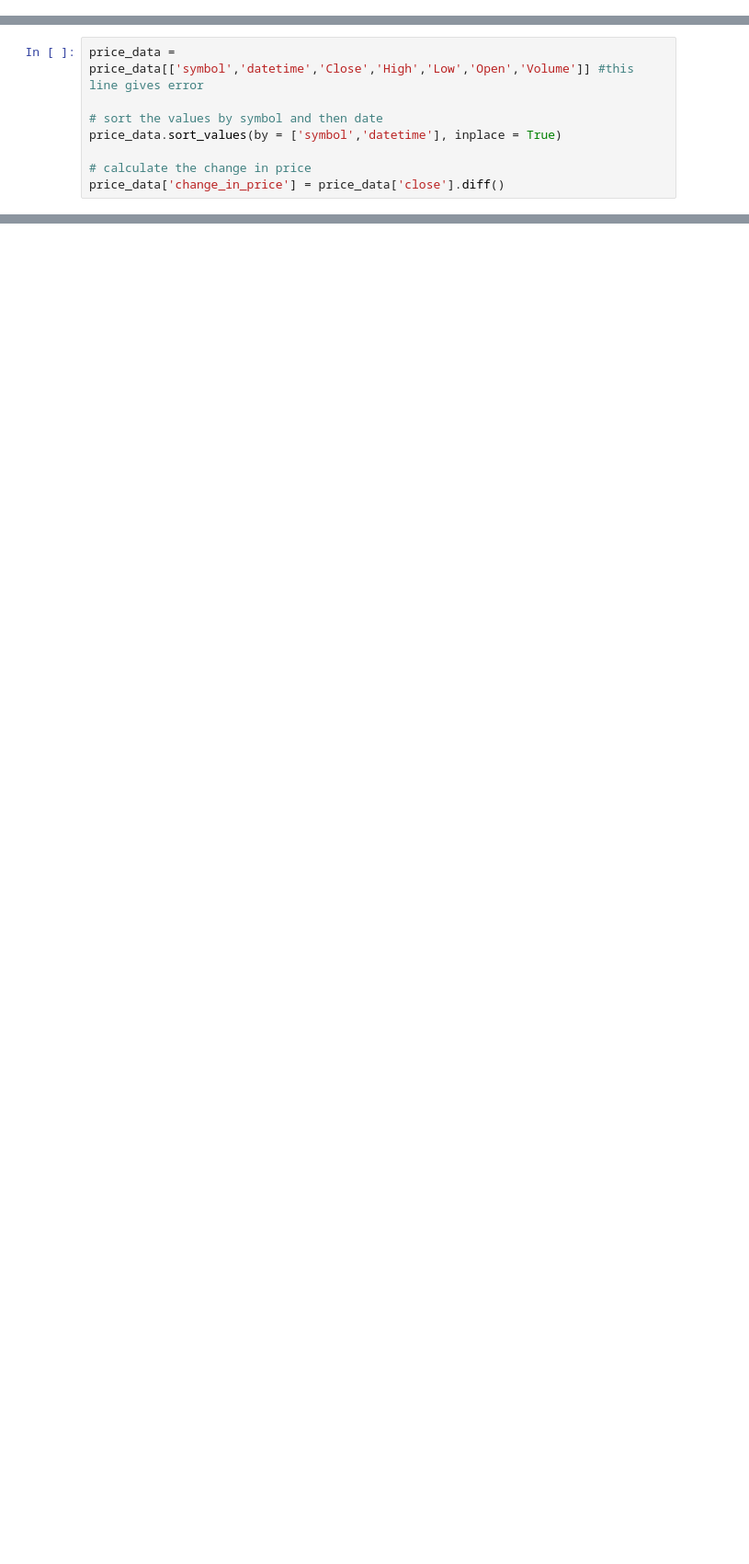
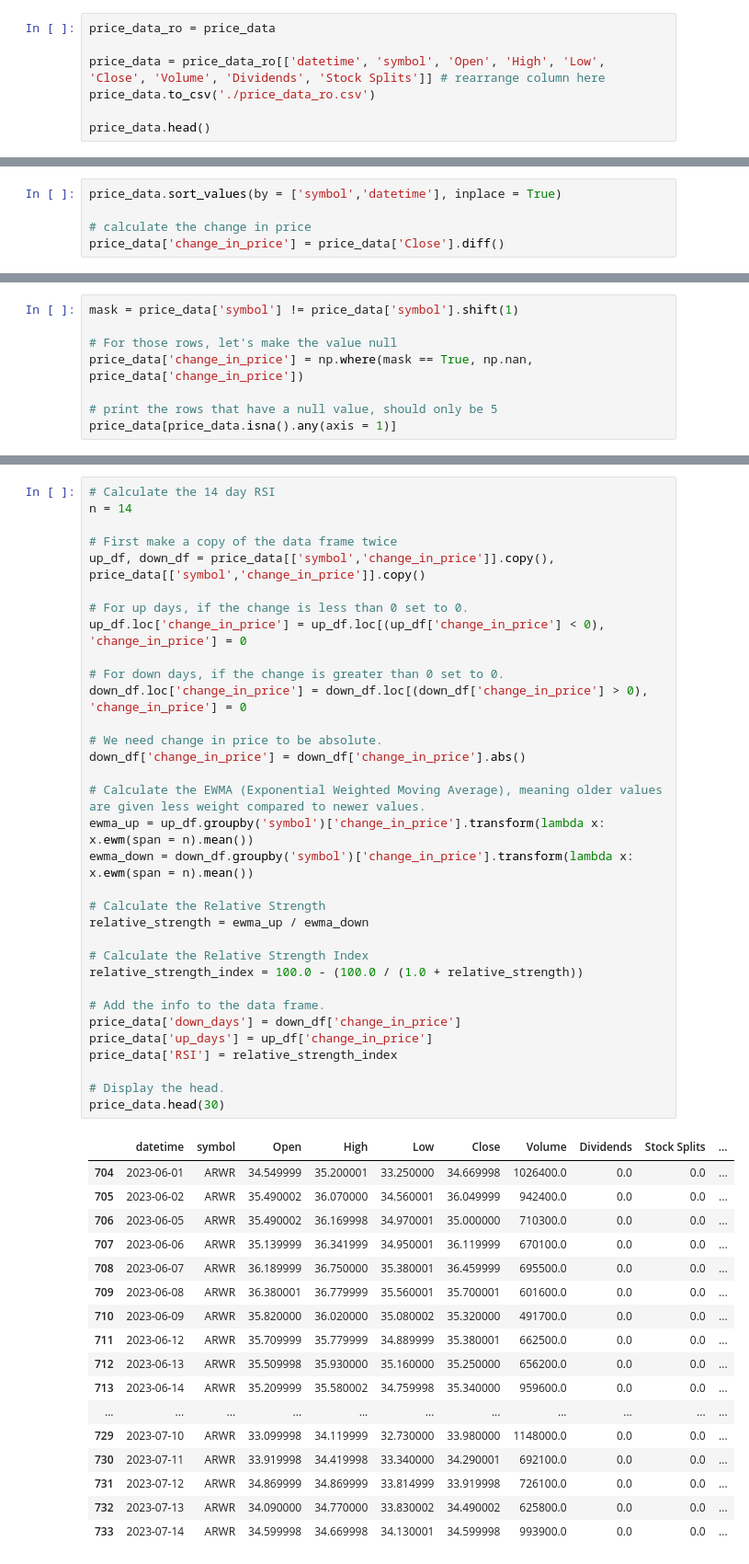
Before and after one commit to Surajshegukar/Risk-Controlled-Algorithmic-Trading-Using-Machine-Learning, a Jupyter notebook: notebooks/model.ipynb, the cells around one changed output, grey strips where cells are left out. Shown at 92% size. Saved outputs shown, nothing was run; the diff lists cells and outputs as text; blank space fills up the shorter version.

```diff
--- a/notebooks/model.ipynb
+++ b/notebooks/model.ipynb
@@ -60,2 +60,9 @@ price_data.head()
 | 3 | 135.887284 | 137.278701 | 135.426762 | 136.533997 | 9329500.0 | 0.0 | 0.0 | JPM | 2023-06-06 |
 | 4 | 136.739784 | 138.425149 | 136.034282 | 137.856827 | 9281400.0 | 0.0 | 0.0 | JPM | 2023-06-07 |
+# %%
+price_data_ro = price_data
+
+price_data = price_data_ro[['datetime', 'symbol', 'Open', 'High', 'Low', 'Close', 'Volume', 'Dividends', 'Stock Splits']] # rearrange column here
+price_data.to_csv('./price_data_ro.csv')
+
+price_data.head()
@@ -62,8 +76,5 @@ price_data.head()
 # %%
-price_data = price_data[['symbol','datetime','Close','High','Low','Open','Volume']] #this line gives error
-
-# sort the values by symbol and then date
 price_data.sort_values(by = ['symbol','datetime'], inplace = True)
 
 # calculate the change in price
-price_data['change_in_price'] = price_data['close'].diff()
+price_data['change_in_price'] = price_data['Close'].diff()
@@ -71,0 +90,8 @@ KeyError: "['datetime', 'Close', 'High', 'Low', 'Open', 'Volume'] not in index"
+# %%
+mask = price_data['symbol'] != price_data['symbol'].shift(1)
+
+# For those rows, let's make the value null
+price_data['change_in_price'] = np.where(mask == True, np.nan, price_data['change_in_price'])
+
+# print the rows that have a null value, should only be 5
+price_data[price_data.isna().any(axis = 1)]
@@ -71,0 +156,51 @@ KeyError: "['datetime', 'Close', 'High', 'Low', 'Open', 'Volume'] not in index"
+# %%
+# Calculate the 14 day RSI
+n = 14
+
+# First make a copy of the data frame twice
+up_df, down_df = price_data[['symbol','change_in_price']].copy(), price_data[['symbol','change_in_price']].copy()
+
+# For up days, if the change is less than 0 set to 0.
+up_df.loc['change_in_price'] = up_df.loc[(up_df['change_in_price'] < 0), 'change_in_price'] = 0
+
+# For down days, if the change is greater than 0 set to 0.
+down_df.loc['change_in_price'] = down_df.loc[(down_df['change_in_price'] > 0), 'change_in_price'] = 0
+
+# We need change in price to be absolute.
+down_df['change_in_price'] = down_df['change_in_price'].abs()
+
+# Calculate the EWMA (Exponential Weighted Moving Average), meaning older values are given less weight compared to newer values.
+ewma_up = up_df.groupby('symbol')['change_in_price'].transform(lambda x: x.ewm(span = n).mean())
+ewma_down = down_df.groupby('symbol')['change_in_price'].transform(lambda x: x.ewm(span = n).mean())
+
+# Calculate the Relative Strength
+relative_strength = ewma_up / ewma_down
+
+# Calculate the Relative Strength Index
+relative_strength_index = 100.0 - (100.0 / (1.0 + relative_strength))
+
+# Add the info to the data frame.
+price_data['down_days'] = down_df['change_in_price']
+price_data['up_days'] = up_df['change_in_price']
+price_data['RSI'] = relative_strength_index
+
+# Display the head.
+price_data.head(30)
+# %% [output]
+|  | datetime | symbol | Open | High | Low | Close | Volume | Dividends | Stock Splits | ... |
+| 704 | 2023-06-01 | ARWR | 34.549999 | 35.200001 | 33.250000 | 34.669998 | 1026400.0 | 0.0 | 0.0 | ... |
+| 705 | 2023-06-02 | ARWR | 35.490002 | 36.070000 | 34.560001 | 36.049999 | 942400.0 | 0.0 | 0.0 | ... |
+| 706 | 2023-06-05 | ARWR | 35.490002 | 36.169998 | 34.970001 | 35.000000 | 710300.0 | 0.0 | 0.0 | ... |
+| 707 | 2023-06-06 | ARWR | 35.139999 | 36.341999 | 34.950001 | 36.119999 | 670100.0 | 0.0 | 0.0 | ... |
+| 708 | 2023-06-07 | ARWR | 36.189999 | 36.750000 | 35.380001 | 36.459999 | 695500.0 | 0.0 | 0.0 | ... |
+| 709 | 2023-06-08 | ARWR | 36.380001 | 36.779999 | 35.560001 | 35.700001 | 601600.0 | 0.0 | 0.0 | ... |
+| 710 | 2023-06-09 | ARWR | 35.820000 | 36.020000 | 35.080002 | 35.320000 | 491700.0 | 0.0 | 0.0 | ... |
+| 711 | 2023-06-12 | ARWR | 35.709999 | 35.779999 | 34.889999 | 35.380001 | 662500.0 | 0.0 | 0.0 | ... |
+| 712 | 2023-06-13 | ARWR | 35.509998 | 35.930000 | 35.160000 | 35.250000 | 656200.0 | 0.0 | 0.0 | ... |
+| 713 | 2023-06-14 | ARWR | 35.209999 | 35.580002 | 34.759998 | 35.340000 | 959600.0 | 0.0 | 0.0 | ... |
+| ... | ... | ... | ... | ... | ... | ... | ... | ... | ... | ... |
+| 729 | 2023-07-10 | ARWR | 33.099998 | 34.119999 | 32.730000 | 33.980000 | 1148000.0 | 0.0 | 0.0 | ... |
+| 730 | 2023-07-11 | ARWR | 33.919998 | 34.419998 | 33.340000 | 34.290001 | 692100.0 | 0.0 | 0.0 | ... |
+| 731 | 2023-07-12 | ARWR | 34.869999 | 34.869999 | 33.814999 | 33.919998 | 726100.0 | 0.0 | 0.0 | ... |
+| 732 | 2023-07-13 | ARWR | 34.090000 | 34.770000 | 33.830002 | 34.490002 | 625800.0 | 0.0 | 0.0 | ... |
+| 733 | 2023-07-14 | ARWR | 34.599998 | 34.669998 | 34.130001 | 34.599998 | 993900.0 | 0.0 | 0.0 | ... |
```
Also changed, not shown: parts of 27 cells of this notebook, 2 other files.
